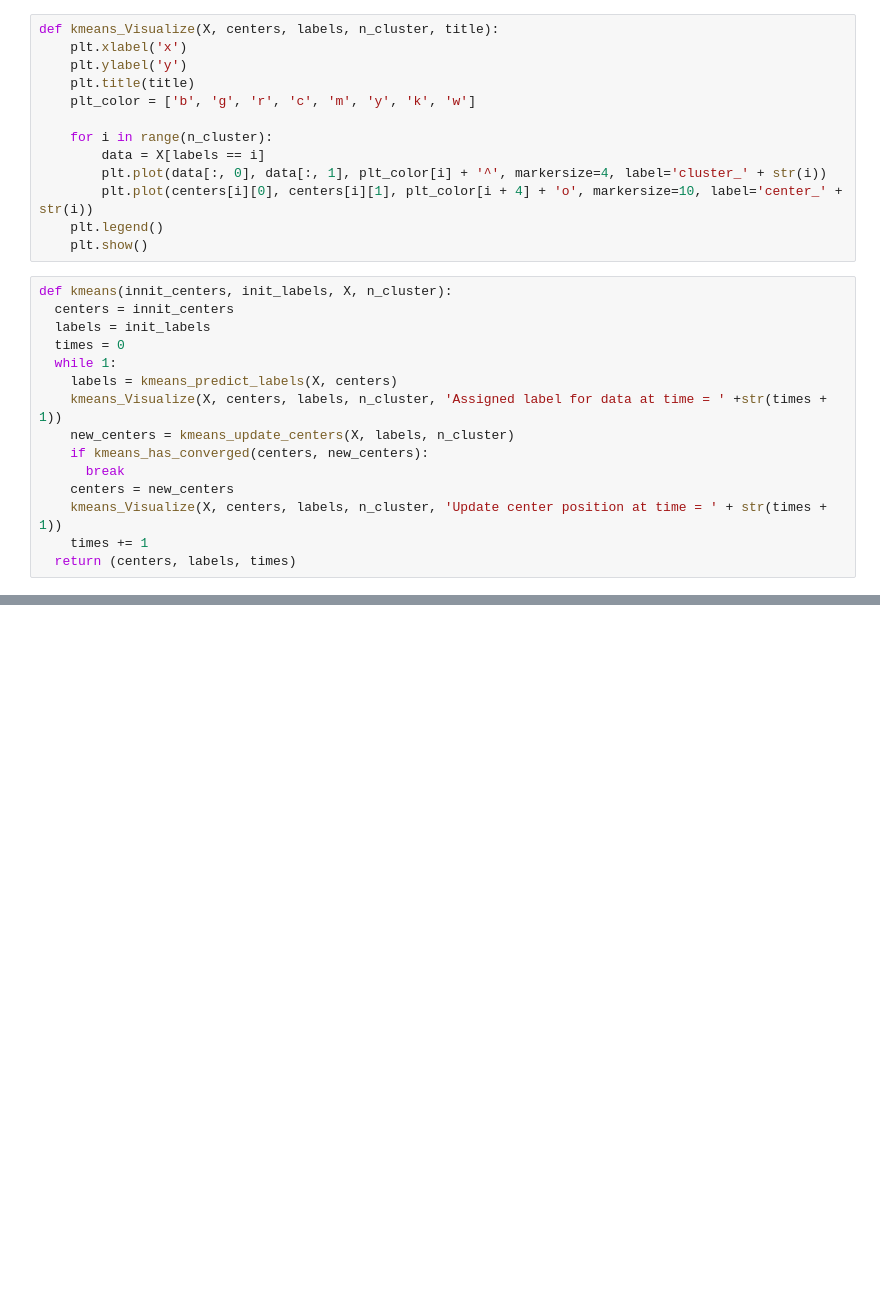
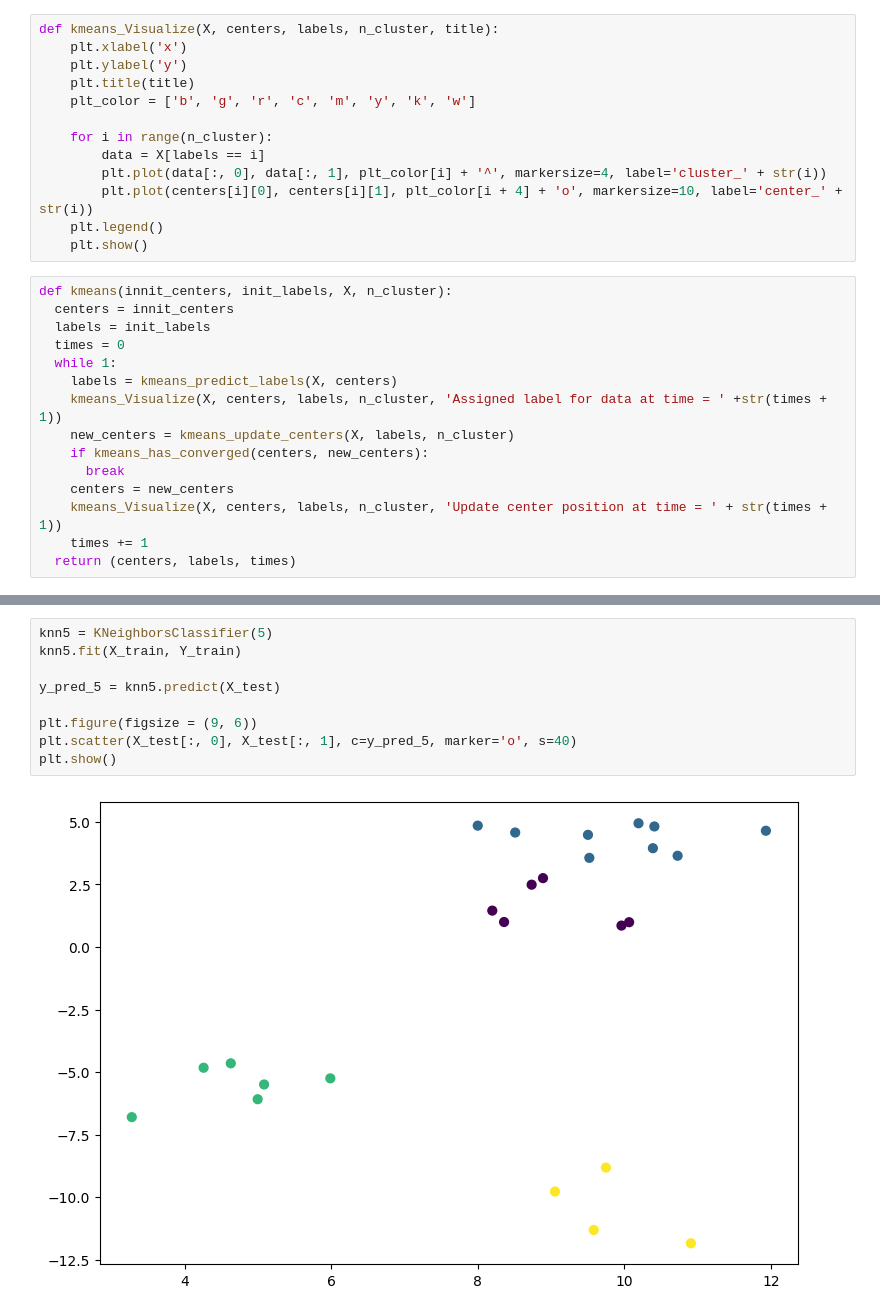
Before and after one commit to 0906Bao/TriTueNhanTao, a Jupyter notebook: Tuan05.ipynb, the cells around one changed output, grey strips where cells are left out. Saved outputs shown, nothing was run; the diff lists cells and outputs as text; blank space fills up the shorter version.

```diff
--- a/Tuan05.ipynb
+++ b/Tuan05.ipynb
@@ -85,0 +111,11 @@ if __name__ == '__main__':
+# %%
+knn5 = KNeighborsClassifier(5)
+knn5.fit(X_train, Y_train)
+
+y_pred_5 = knn5.predict(X_test)
+
+plt.figure(figsize = (9, 6))
+plt.scatter(X_test[:, 0], X_test[:, 1], c=y_pred_5, marker='o', s=40)
+plt.show()
+# %% [output]
+[figure, added]
```
Also changed, not shown: parts of 8 cells of this notebook.
